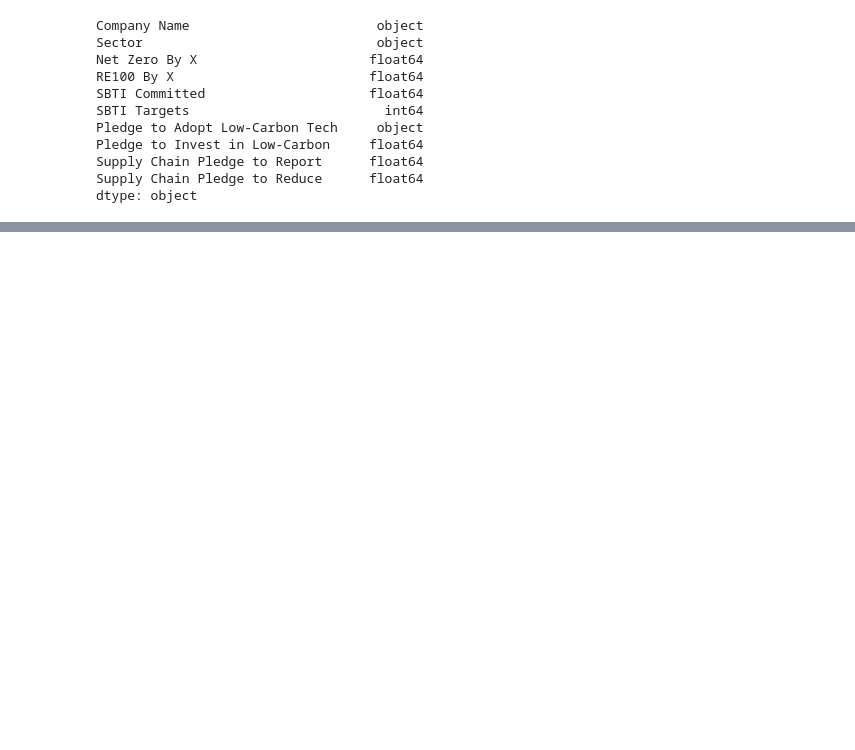
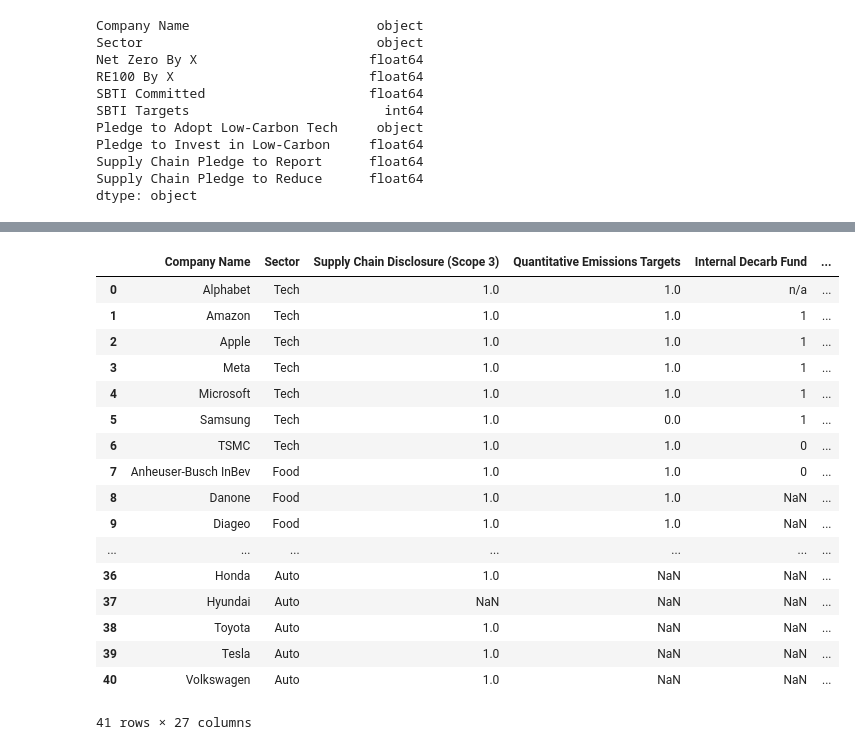
Before and after one commit to zcjanin/decarbonization-2024, a Jupyter notebook: Correlations.ipynb, the cells around one changed output, grey strips where cells are left out. Cells and saved outputs as stored; diff of their text form; code cells hidden in the pictures; blank space fills up the shorter version.

```diff
--- a/Correlations.ipynb
+++ b/Correlations.ipynb
@@ -132,0 +116,21 @@ commitments.merge(percents, on='Company Name')
+# %%
+activities.drop(columns=['Product Specific Carbon Metric (CO2/X)'])
+# %% [output]
+|  | Company Name | Sector | Supply Chain Disclosure (Scope 3) | Quantitative Emissions Targets | Internal Decarb Fund | ... |
+| 0 | Alphabet | Tech | 1.0 | 1.0 | n/a | ... |
+| 1 | Amazon | Tech | 1.0 | 1.0 | 1 | ... |
+| 2 | Apple | Tech | 1.0 | 1.0 | 1 | ... |
+| 3 | Meta | Tech | 1.0 | 1.0 | 1 | ... |
+| 4 | Microsoft | Tech | 1.0 | 1.0 | 1 | ... |
+| 5 | Samsung | Tech | 1.0 | 0.0 | 1 | ... |
+| 6 | TSMC | Tech | 1.0 | 1.0 | 0 | ... |
+| 7 | Anheuser-Busch InBev | Food | 1.0 | 1.0 | 0 | ... |
+| 8 | Danone | Food | 1.0 | 1.0 | NaN | ... |
+| 9 | Diageo | Food | 1.0 | 1.0 | NaN | ... |
+| ... | ... | ... | ... | ... | ... | ... |
+| 36 | Honda | Auto | 1.0 | NaN | NaN | ... |
+| 37 | Hyundai | Auto | NaN | NaN | NaN | ... |
+| 38 | Toyota | Auto | 1.0 | NaN | NaN | ... |
+| 39 | Tesla | Auto | 1.0 | NaN | NaN | ... |
+| 40 | Volkswagen | Auto | 1.0 | NaN | NaN | ... |
+41 rows × 27 columns
```
Also changed, not shown: parts of 7 cells of this notebook, 2 other files.
